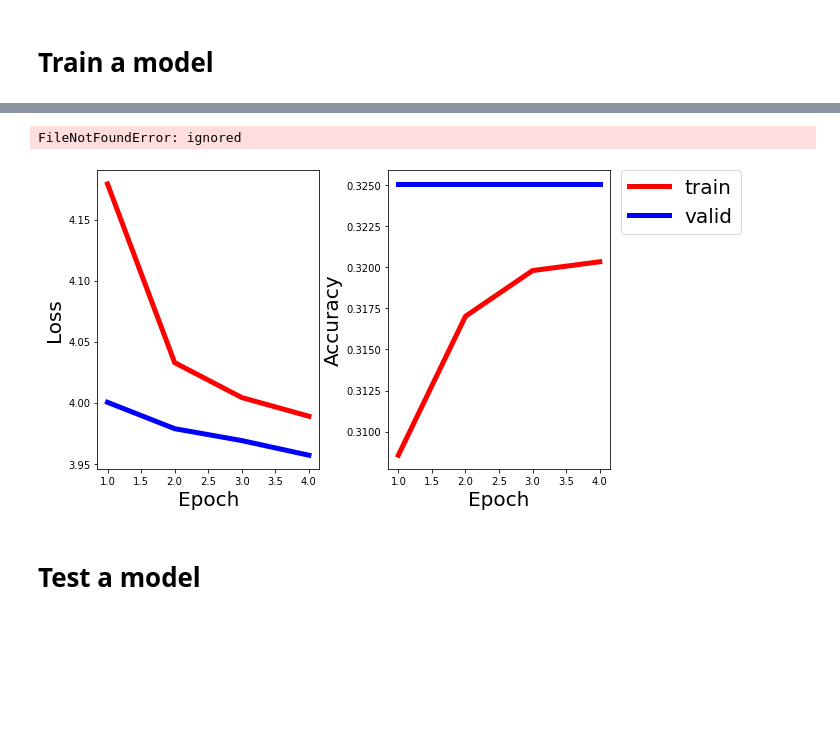
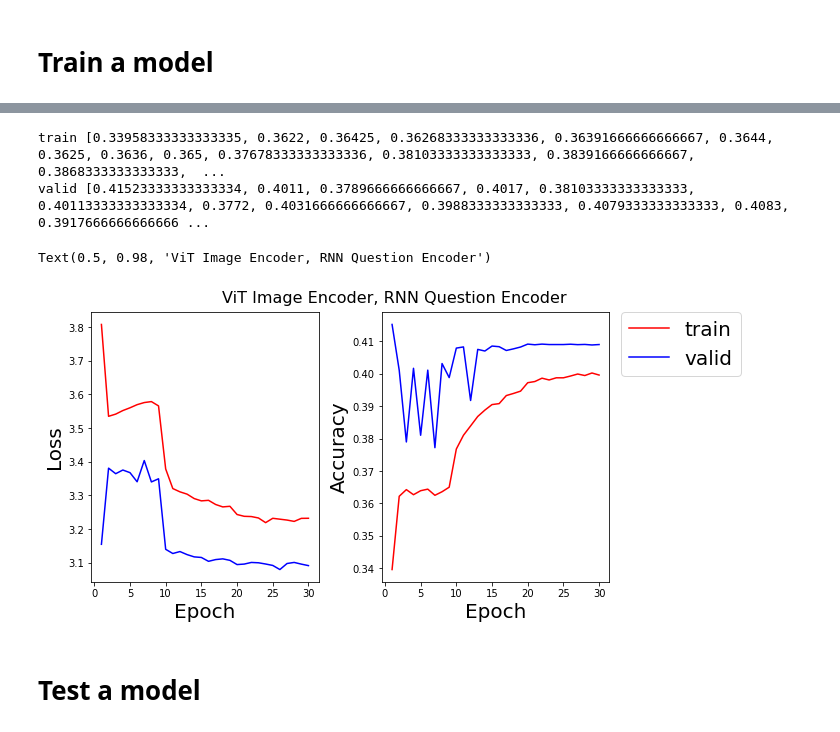
Before and after one commit to stran123/basic_vqa, a Jupyter notebook: train.ipynb, the cells around one changed output, grey strips where cells are left out. Drawn from its saved outputs; the diff is of its cells as text; code cells hidden in the pictures; blank space fills up the shorter version.

```diff
--- a/train.ipynb
+++ b/train.ipynb
@@ -118,7 +111,8 @@ class Args:
                learning_rate = 1e-3, step_size = 10, gamma = 0.1,
                num_epochs = 30, batch_size = 128,
                num_workers = 4, save_step = 1,
-               use_transformer = False, use_vit = False, patch_size=28):
+               use_qst_encoder_type = 'lstm', use_img_encoder_type = 'vggnet',
+               patch_size=28):
     self.input_dir = input_dir
     self.output_dir = output_dir
     self.max_qst_length = max_qst_length
@@ -134,11 +128,11 @@ class Args:
     self.batch_size = batch_size
     self.num_workers = num_workers
     self.save_step = save_step
-    self.use_transformer = use_transformer
-    self.use_vit = use_vit
+    self.use_qst_encoder_type = use_qst_encoder_type # rnn, ltsm
+    self.use_img_encoder_type = use_img_encoder_type # vit, transformer, vggnet
     self.patch_size = patch_size
 # %%
-args = Args(output_dir='vit', num_epochs=30, use_vit=True, patch_size=28)
+args = Args(output_dir='rnn-vit', num_epochs=30, use_qst_encoder_type='rnn', use_img_encoder_type='vit', patch_size=28)
 # %% [markdown]
 # Make model
 # %%
@@ -167,7 +161,7 @@ model = VqaModel(
         word_embed_size=args.word_embed_size,
         num_layers=args.num_layers,
         hidden_size=args.hidden_size,
-        use_transformer=args.use_transformer,
-        use_vit=args.use_vit,
+        use_qst_encoder_type=args.use_qst_encoder_type,
+        use_img_encoder_type=args.use_img_encoder_type,
         patch_size=args.patch_size).to(device)
 # %% [output]
@@ -298,41 +295,45 @@ for phase in ['train', 'valid']:
 
     for i in range(args.num_epochs):
 
         with open(f'./{args.output_dir}/logs/{phase}-log-epoch-{i+1:02d}.txt', 'r') as f:
             df = csv.reader(f, delimiter='\t')
             data = list(df)
 
         epoch.append(float(data[0][0]))
         loss.append(float(data[0][1]))
         acc.append(float(data[0][3]))
 
     plt.subplot(1, 2, 1)
     if phase == 'train':
-        plt.plot(epoch, loss, label = phase, color = 'red', linewidth = 5.0)
+        plt.plot(epoch, loss, label = phase, color = 'red')
     else:
-        plt.plot(epoch, loss, label = phase, color = 'blue', linewidth = 5.0)
+        plt.plot(epoch, loss, label = phase, color = 'blue')
 
     plt.xlabel('Epoch', fontsize = 20)
     plt.ylabel('Loss', fontsize = 20)
 
     plt.subplot(1, 2, 2)
-    plt.tight_layout()
+    fig.tight_layout(rect=[0, 0.03, 1, 0.95])
 
     if phase == 'train':
-        plt.plot(epoch, acc, label = phase, color = 'red', linewidth = 5.0)
+        plt.plot(epoch, acc, label = phase, color = 'red')
     else:
-        plt.plot(epoch, acc, label = phase, color = 'blue', linewidth = 5.0)
+        plt.plot(epoch, acc, label = phase, color = 'blue')
 
     plt.xlabel('Epoch', fontsize = 20)
     plt.ylabel('Accuracy', fontsize = 20)
 
     plt.legend(bbox_to_anchor=(1.05, 1), loc=2, borderaxespad=0., prop={'size': 20})
+    print(phase, acc)
 
+fig.suptitle("ViT Image Encoder, RNN Question Encoder", fontsize=16)
 
-plt.savefig(f'./{args.output_dir}/png/train.png', dpi = fig.dpi)
+# plt.savefig(f'./{args.output_dir}/png/train.png', dpi = fig.dpi)
 # %% [output]
-FileNotFoundError: ignored
+train [0.33958333333333335, 0.3622, 0.36425, 0.36268333333333336, 0.36391666666666667, 0.3644, 0.3625, 0.3636, 0.365, 0.37678333333333336, 0.38103333333333333, 0.3839166666666667, 0.3868333333333333,  ...
+valid [0.41523333333333334, 0.4011, 0.3789666666666667, 0.4017, 0.38103333333333333, 0.40113333333333334, 0.3772, 0.4031666666666667, 0.3988333333333333, 0.4079333333333333, 0.4083, 0.3917666666666666 ...
+Text(0.5, 0.98, 'ViT Image Encoder, RNN Question Encoder')
-[figure, old version]
+[figure, new version]
 # %% [markdown]
 # Test a model
 # %% [markdown]
```
Also changed, not shown: parts of 13 cells of this notebook.
